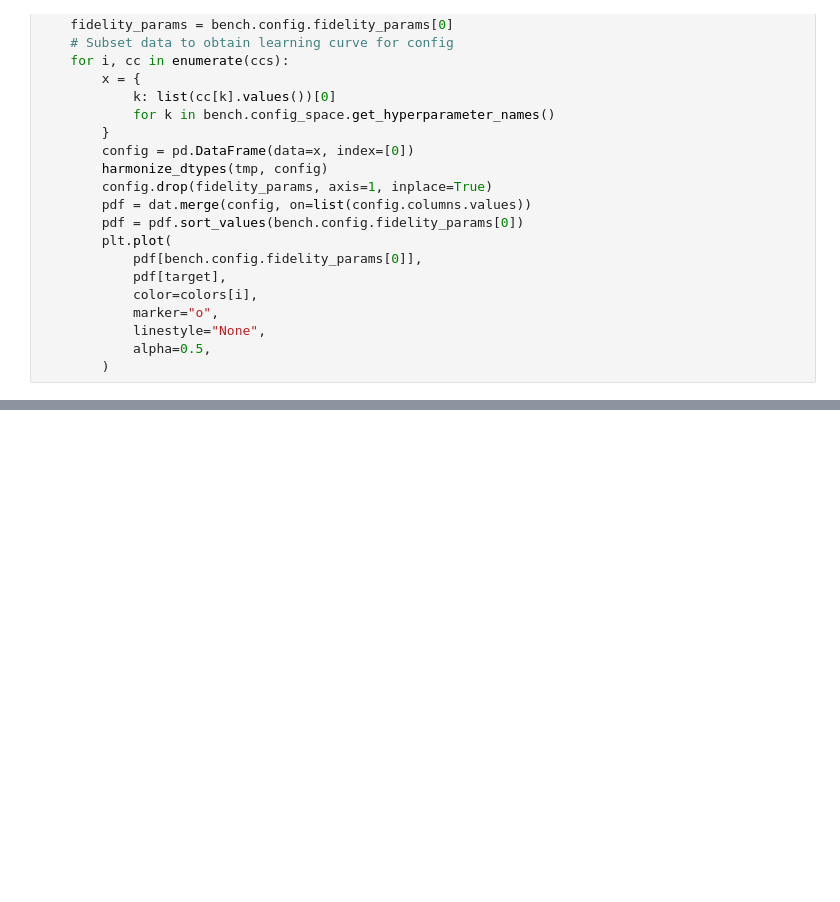
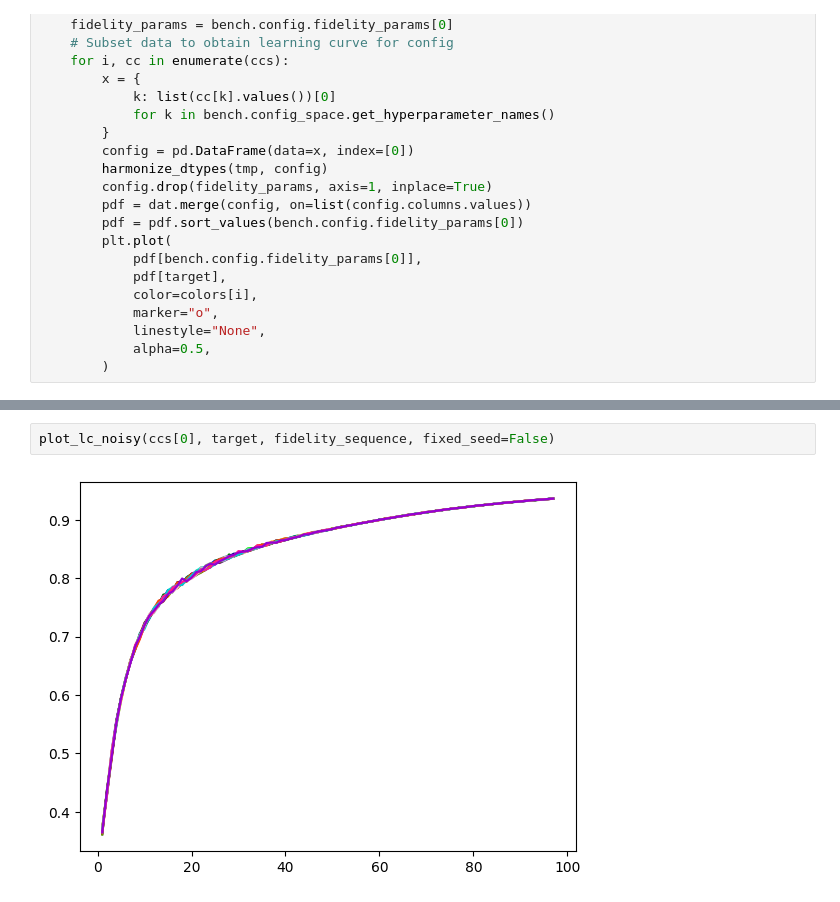
Before and after one commit to slds-lmu/yahpo_gym, a Jupyter notebook: yahpo_train/notebooks/learning_curves.ipynb, the cells around one changed output, grey strips where cells are left out. Cells and saved outputs as stored; diff of their text form; blank space fills up the shorter version.

```diff
--- a/yahpo_train/notebooks/learning_curves.ipynb
+++ b/yahpo_train/notebooks/learning_curves.ipynb
@@ -251,0 +273,4 @@ plot_lc_noisy(ccs[8], target, fidelity_sequence)
+# %%
+plot_lc_noisy(ccs[0], target, fidelity_sequence, fixed_seed=False)
+# %% [output]
+[figure, added]
```
Also changed, not shown: parts of 10 cells of this notebook.
